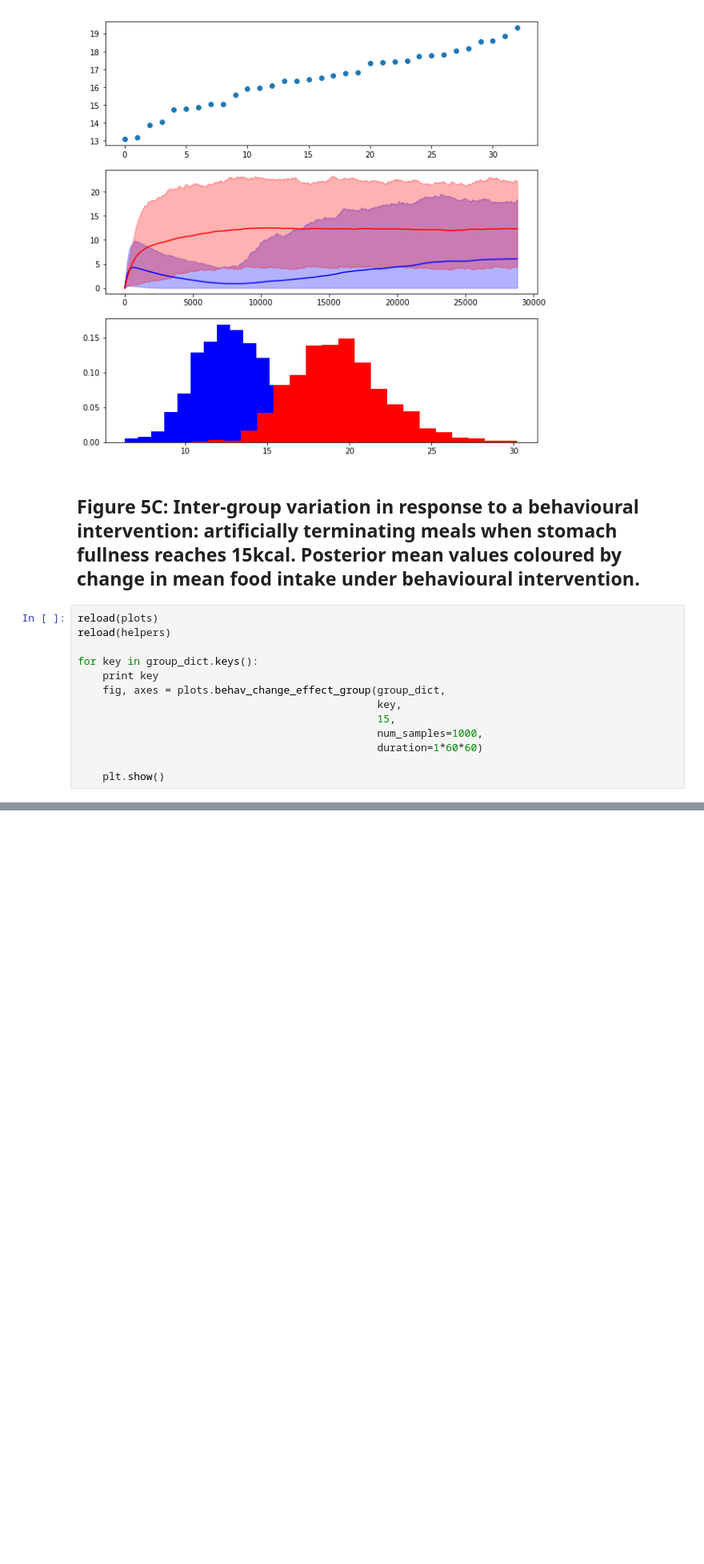
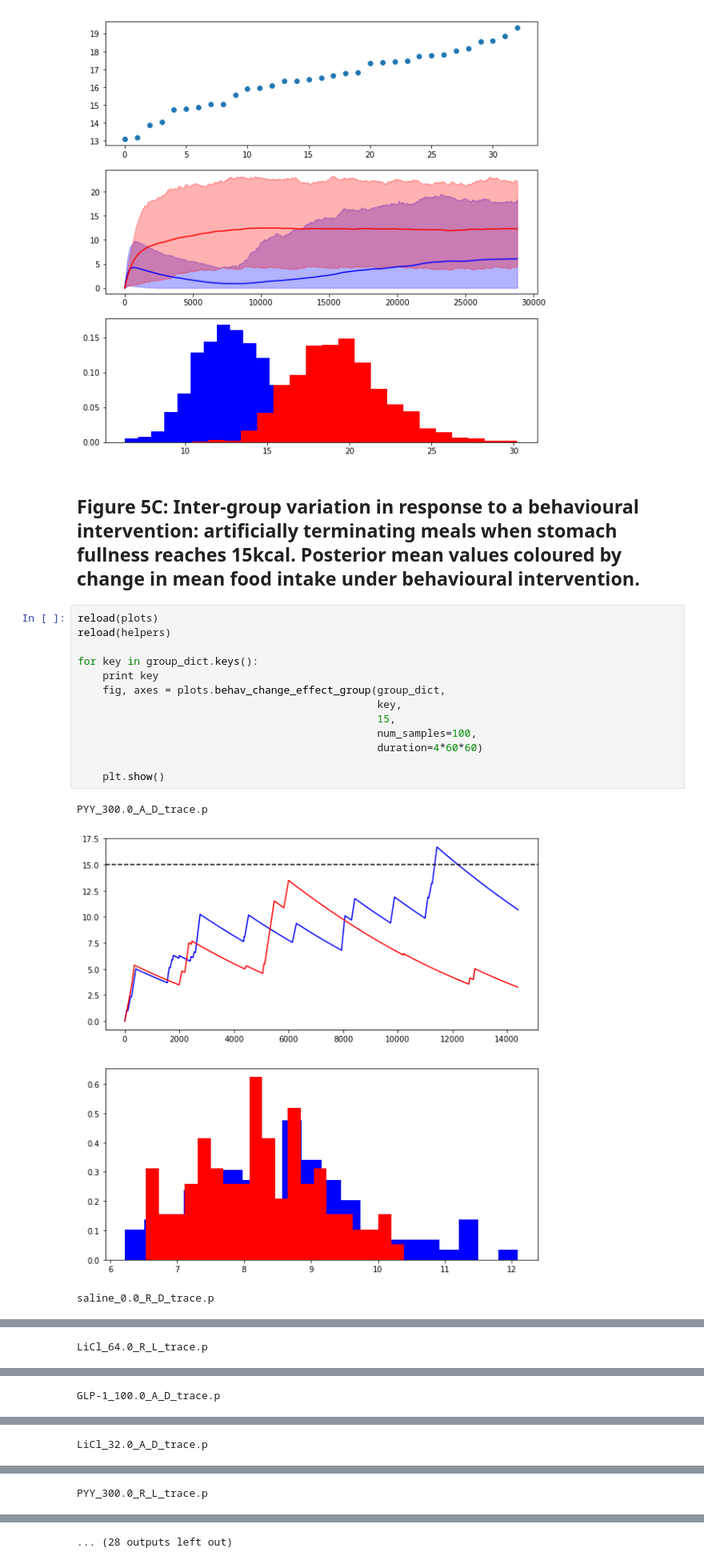
Before and after one commit to tomMcGrath/bayesian_feeding, a Jupyter notebook: Figure5.ipynb, the cells around one changed output, grey strips where cells are left out. Shown at 80% size. Saved outputs shown, nothing was run; the diff lists cells and outputs as text; blank space fills up the shorter version.

```diff
--- a/Figure5.ipynb
+++ b/Figure5.ipynb
@@ -79,13 +79,17 @@ plt.show()
 # %%
 reload(plots)
 reload(helpers)
 
 for key in group_dict.keys():
     print key
     fig, axes = plots.behav_change_effect_group(group_dict,
                                                 key,
                                                 15,
-                                                num_samples=1000,
-                                                duration=1*60*60)
+                                                num_samples=100,
+                                                duration=4*60*60)
 
     plt.show()
+# %% [output]
+PYY_300.0_A_D_trace.p
+[figure, added]
+saline_0.0_R_D_trace.p
@@ -91,0 +97 @@ for key in group_dict.keys():
+LiCl_64.0_R_L_trace.p
@@ -91,0 +99 @@ for key in group_dict.keys():
+GLP-1_100.0_A_D_trace.p
@@ -91,0 +101 @@ for key in group_dict.keys():
+LiCl_32.0_A_D_trace.p
@@ -91,0 +103 @@ for key in group_dict.keys():
+PYY_300.0_R_L_trace.p
@@ -91,0 +105 @@ for key in group_dict.keys():
+... (28 outputs left out)
```
Also changed, not shown: parts of 5 cells of this notebook, 4 other files.
